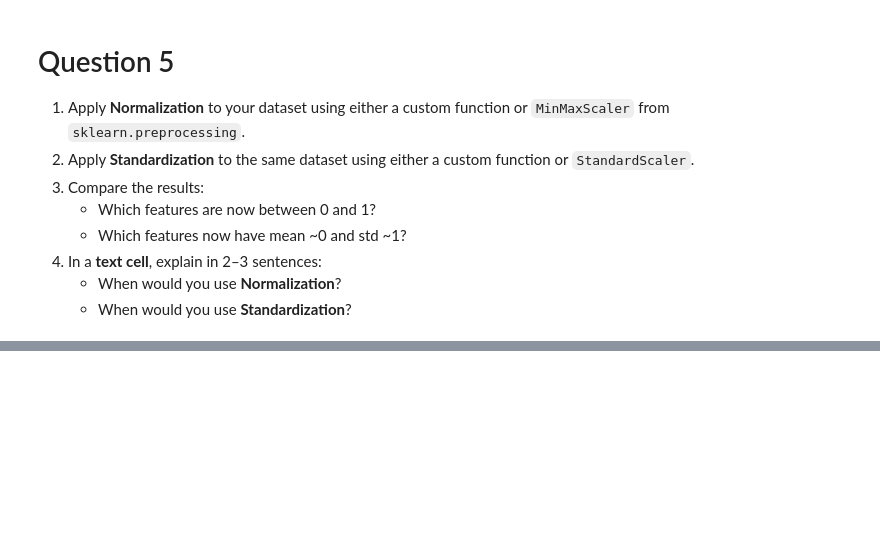
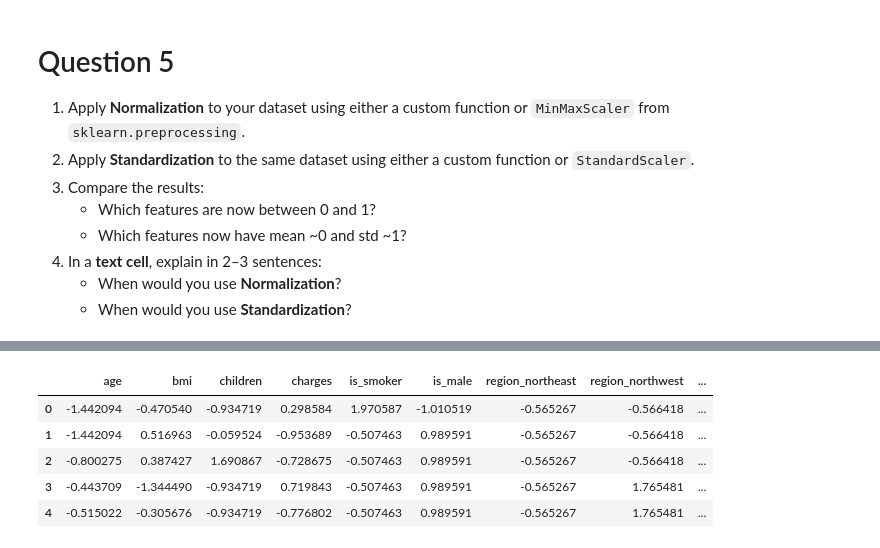
Before and after one commit to JotaN98/MCsDataScience_AI, a Jupyter notebook: Lab1/Lab1.ipynb, the cells around one changed output, grey strips where cells are left out. Drawn from its saved outputs; the diff is of its cells as text; code cells hidden in the pictures; blank space fills up the shorter version.

```diff
--- a/Lab1/Lab1.ipynb
+++ b/Lab1/Lab1.ipynb
@@ -708,2 +722,14 @@ x' = \frac{x - \mu}{\sigma}
+# %%
+#Standardization
+SScaler = StandardScaler()
+df_standardization = pd.DataFrame(SScaler.fit_transform(df), columns=df.columns, index=df.index)
+df_standardization.head()
+# %% [output]
+|  | age | bmi | children | charges | is_smoker | is_male | region_northeast | region_northwest | ... |
+| 0 | -1.442094 | -0.470540 | -0.934719 | 0.298584 | 1.970587 | -1.010519 | -0.565267 | -0.566418 | ... |
+| 1 | -1.442094 | 0.516963 | -0.059524 | -0.953689 | -0.507463 | 0.989591 | -0.565267 | -0.566418 | ... |
+| 2 | -0.800275 | 0.387427 | 1.690867 | -0.728675 | -0.507463 | 0.989591 | -0.565267 | -0.566418 | ... |
+| 3 | -0.443709 | -1.344490 | -0.934719 | 0.719843 | -0.507463 | 0.989591 | -0.565267 | 1.765481 | ... |
+| 4 | -0.515022 | -0.305676 | -0.934719 | -0.776802 | -0.507463 | 0.989591 | -0.565267 | 1.765481 | ... |
 # %% [markdown]
 **Observation 5**
```
Also changed, not shown: parts of 4 cells of this notebook.
